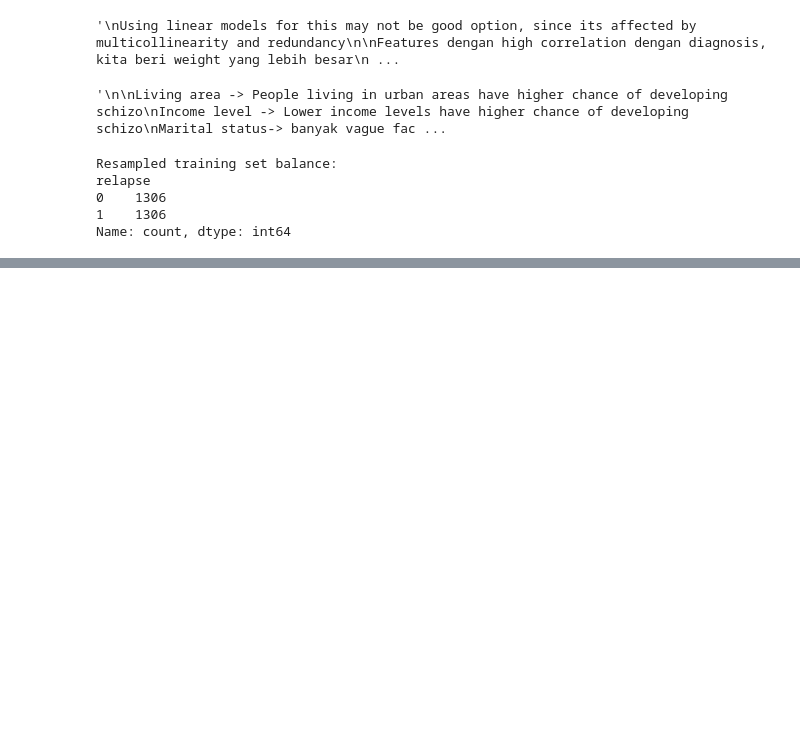
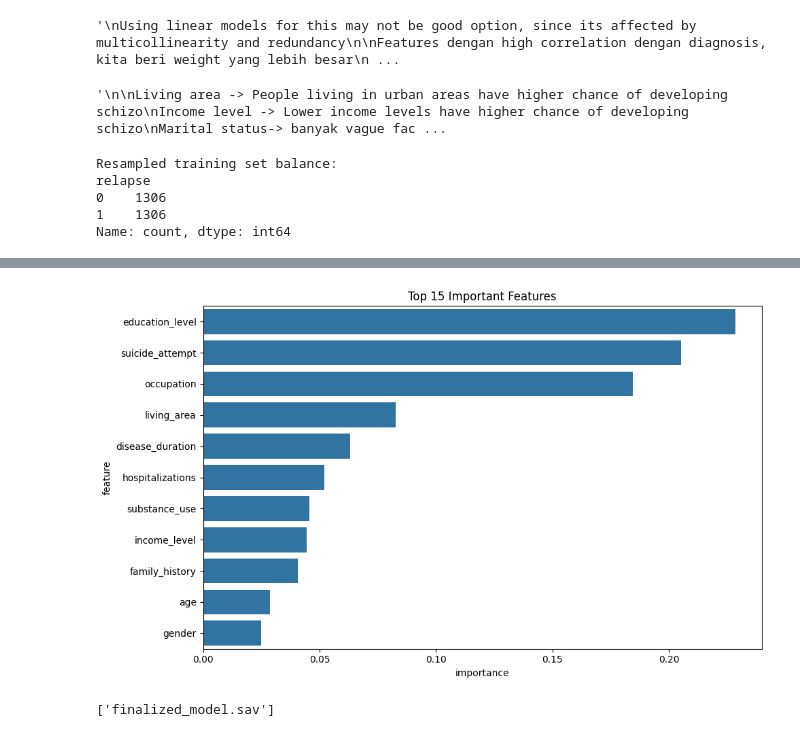
Before and after one commit to Oostitin11/Schizoprenia, a Jupyter notebook: Train code & model/Schizophrenic_Relapse_Prediction_Model.ipynb, the cells around one changed output, grey strips where cells are left out. Saved outputs shown, nothing was run; the diff lists cells and outputs as text; code cells hidden in the pictures; blank space fills up the shorter version.

```diff
--- a/Train code & model/Schizophrenic_Relapse_Prediction_Model.ipynb
+++ b/Train code & model/Schizophrenic_Relapse_Prediction_Model.ipynb
@@ -169,7 +206,7 @@ if not X_train_resampled.empty and not X_test_model.empty:
 
     # Best hyperparameters
     model = RandomForestClassifier(
-            n_estimators=250,
+            n_estimators=100,
             random_state=42,
             max_depth=15,
             min_samples_split=6,
@@ -185,7 +222,7 @@ if not X_train_resampled.empty and not X_test_model.empty:
     if not X_test_model.empty:
         y_pred = model.predict(X_test_model)
         print("=====================================================================================================")
-        print(f"N_estimators: 250 (Evaluated on correctly processed test set)")
+        print(f"N_estimators: 150 (Evaluated on correctly processed test set)")
         print(f"Accuracy: {accuracy_score(y_test_model, y_pred)} F1-Score: {f1_score(y_test_model, y_pred)}")
         print(f"Precision: {precision_score(y_test_model, y_pred)} Recall: {recall_score(y_test_model, y_pred)}")
         print("=====================================================================================================")
@@ -202 +239,8 @@ Precision: 0.9836829836829837 Recall: 0.9440715883668904
 =====================================================================================================
+# %%
+from sklearn.decomposition import PCA
+
+pca = PCA(n_components=0.95)
+
+X_train_pca = pca.fit_transform(X_train_resampled.copy())
+X_test_pca = pca.transform(X_test_model.copy())
@@ -202,0 +254,19 @@ Precision: 0.9836829836829837 Recall: 0.9440715883668904
+# %%
+for n in [100, 150, 200, 250, 300, 350, 400]:
+    model = RandomForestClassifier(
+        n_estimators=n,            # Number of trees
+        random_state=42,           # Ensures reproducibility
+        max_depth=15,              # Maximum depth of the tree (tune as needed)
+        min_samples_split=6,       # Minimum number of samples required to split an internal node
+        min_samples_leaf=2,        # Minimum number of samples required to be at a leaf node
+        max_features='sqrt',       # Number of features to consider when looking for the best split
+        bootstrap=True,            # Whether bootstrap samples are used when building trees
+        oob_score=True,            # Use out-of-bag samples to estimate the generalization error
+        class_weight='balanced'    # Handle class imbalance if necessary
+    )
+    model.fit(X_train_pca, y_train_resampled)
+    y_pred = model.predict(X_test_pca)
+    print(f"N_estimators: {n}")
+    print(f"Accuracy: {accuracy_score(y_test_model, y_pred)} F1-Score: {f1_score(y_test_model, y_pred)}")
+    print(f"Precision: {precision_score(y_test_model, y_pred)} Recall: {recall_score(y_test_model, y_pred)}")
+    print("=====================================================================================================")
@@ -202,0 +333,23 @@ Precision: 0.9836829836829837 Recall: 0.9440715883668904
+# %%
+importances = model.feature_importances_
+feature_names = X_train_model.columns[:11]  # if using pandas DataFrame
+feature_importance_df = pd.DataFrame({
+    'feature': feature_names,
+    'importance': importances
+}).sort_values(by='importance', ascending=False)
+# %%
+plt.figure(figsize=(10, 6))
+sns.barplot(x='importance', y='feature', data=feature_importance_df.head(11))
+plt.title("Top 15 Important Features")
+plt.tight_layout()
+plt.show()
+# %% [output]
+[figure, added]
+# %%
+import joblib
+
+# Save the model
+filename = 'finalized_model.sav'
+joblib.dump(model, filename)
+# %% [output]
+['finalized_model.sav']
```
Also changed, not shown: parts of 7 cells of this notebook.
